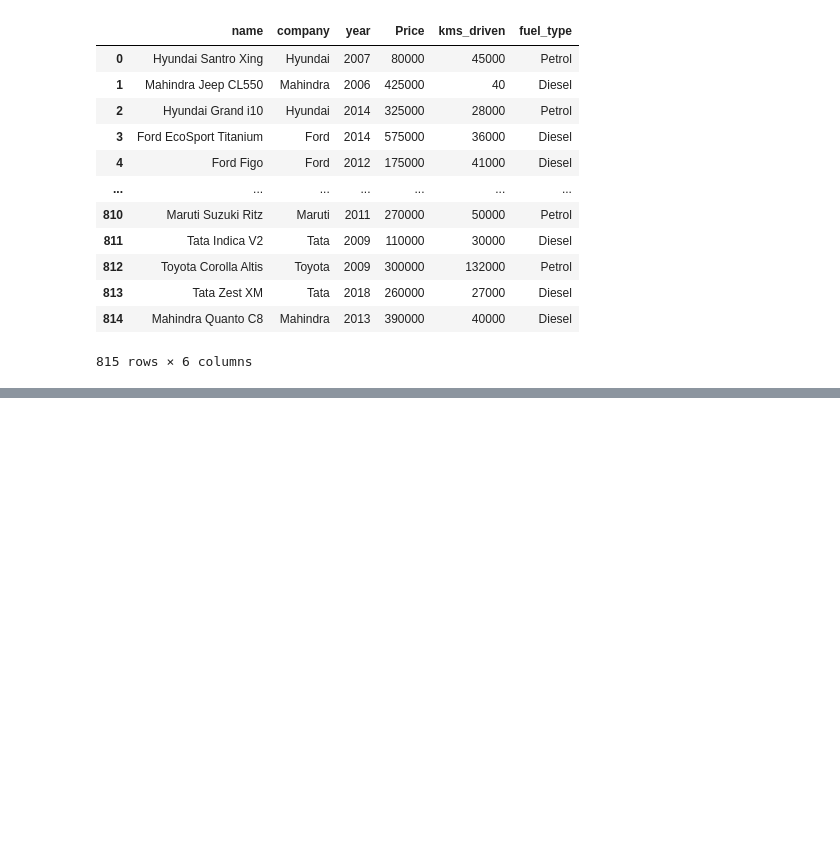
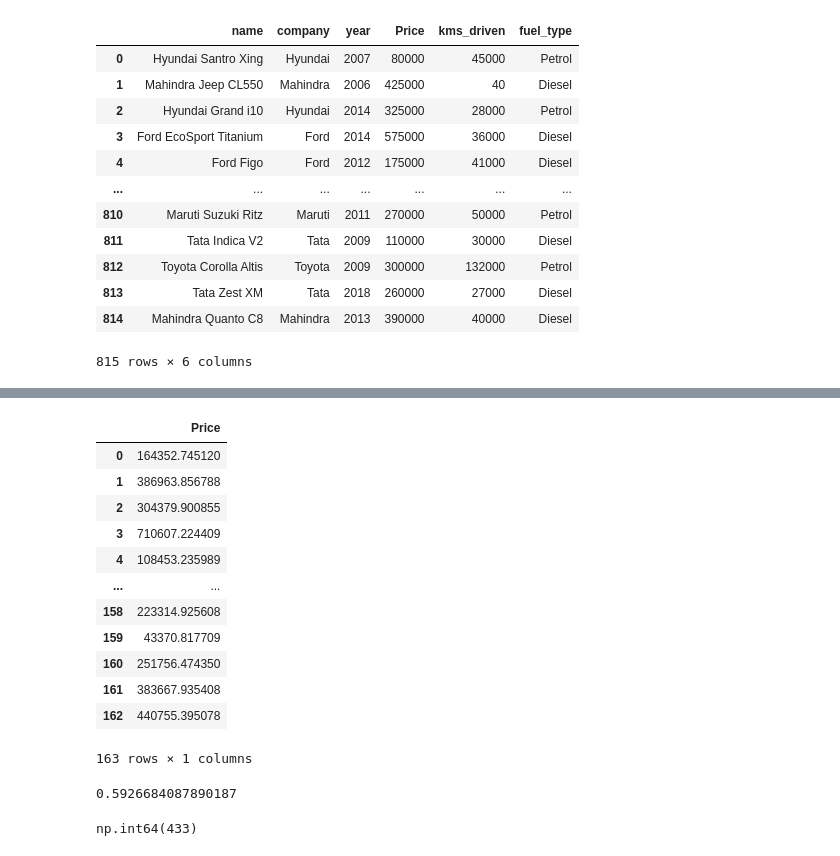
Before and after one commit to Freezyo7/ML_Project, a Jupyter notebook: 2.CarPricePredict.ipynb, the cells around one changed output, grey strips where cells are left out. Saved outputs shown, nothing was run; the diff lists cells and outputs as text; code cells hidden in the pictures; blank space fills up the shorter version.

```diff
--- a/2.CarPricePredict.ipynb
+++ b/2.CarPricePredict.ipynb
@@ -157,0 +210,16 @@ car.to_csv('Clean car.csv')
+# %%
+y_pred_df
+# %% [output]
+|  | Price |
+| 0 | 164352.745120 |
+| 1 | 386963.856788 |
+| 2 | 304379.900855 |
+| 3 | 710607.224409 |
+| 4 | 108453.235989 |
+| ... | ... |
+| 158 | 223314.925608 |
+| 159 | 43370.817709 |
+| 160 | 251756.474350 |
+| 161 | 383667.935408 |
+| 162 | 440755.395078 |
+163 rows × 1 columns
@@ -157,0 +228,4 @@ car.to_csv('Clean car.csv')
+# %%
+r2_score(y_test, y_pred)
+# %% [output]
+0.5926684087890187
@@ -157,0 +243,4 @@ car.to_csv('Clean car.csv')
+# %%
+np.argmax(score)
+# %% [output]
+np.int64(433)
```
Also changed, not shown: parts of 19 cells of this notebook, 1 other file.
